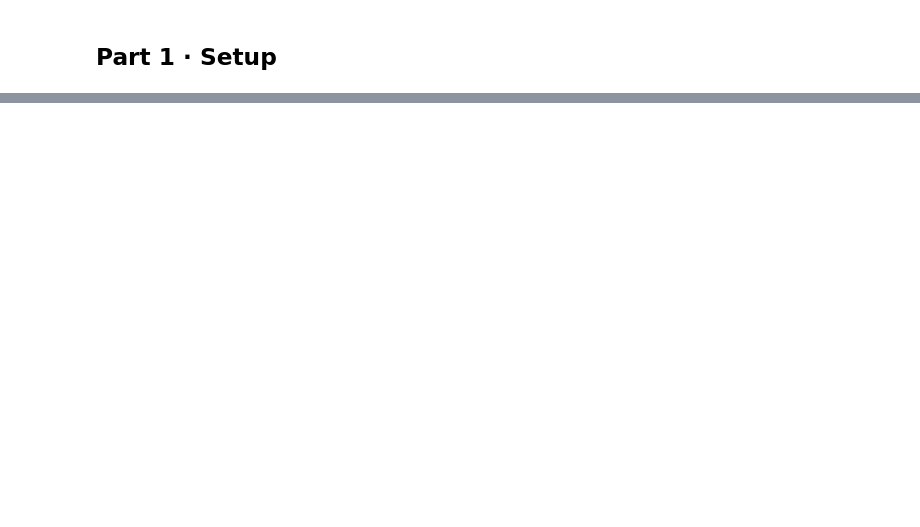
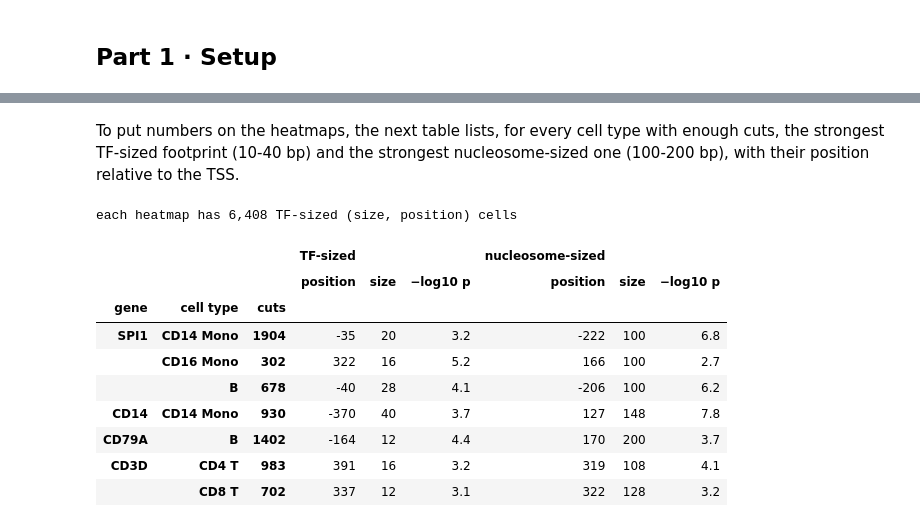
Before and after one commit to aristoteleo/epione, a Jupyter notebook: epione_guide/tutorials/single/t_print_footprint.ipynb, the cells around one changed output, grey strips where cells are left out. Cells and saved outputs as stored; diff of their text form; code cells hidden in the pictures; blank space fills up the shorter version.

```diff
--- a/epione_guide/tutorials/single/t_print_footprint.ipynb
+++ b/epione_guide/tutorials/single/t_print_footprint.ipynb
@@ -474,0 +212,25 @@ as `epione.models.seq2print`, next to the scooby bridge.
+# %%
+GENES = {'SPI1': 'monocytes, B', 'CD14': 'monocytes', 'CD79A': 'B cells', 'CD3D': 'T cells'}
+
+# TSS of each gene from the GENCODE annotation (0-based).
+rows = []
+with gzip.open(GFF, 'rt') as fh:
+    for line in fh:
+        if '\tgene\t' not in line:
+            continue
+        f = line.split('\t')
+        name = re.search(r'gene_name=([^;]+)', f[8]).group(1)
+        if name in GENES:
+            rows.append((name, GENES[name], f[0], int(f[3]) - 1 if f[6] == '+' else int(f[4]) - 1, f[6]))
+LOCI = pd.DataFrame(rows, columns=['gene', 'marker of', 'chrom', 'TSS', 'strand']).set_index('gene').loc[list(GENES)]
+
+# Read +-600 bp, show +-400 bp: near the edges the large footprints lack flanks.
+fps = {g: epi.tl.multi_scale_footprint_region(
+           adata, [{'chrom': r.chrom, 'center': r.TSS, 'strand': r.strand}], groupby='group',
+           bias=bias, dispersion=dispersion, flank=600, verbose=False)
+       for g, r in LOCI.iterrows()}
+
+inner = np.abs(fps['SPI1'].positions) <= 400
+cuts = pd.DataFrame({g: dict(zip(fp.groups, fp.insertions[:, inner].sum(1).astype(int)))
+                     for g, fp in fps.items()}).T[ORDER]
+pd.concat([LOCI, cuts], axis=1)
@@ -474,0 +297,37 @@ as `epione.models.seq2print`, next to the scooby bridge.
+# %% [markdown]
+To put numbers on the heatmaps, the next table lists, for every cell type
+with enough cuts, the strongest TF-sized footprint (10-40 bp) and the
+strongest nucleosome-sized one (100-200 bp), with their position relative
+to the TSS.
+# %%
+rows = []
+for gene, fp in fps.items():
+    pos, size = fp.positions[inner], 2 * fp.scales
+    for g in ORDER:
+        if cuts.loc[gene, g] < MIN_CUTS:
+            continue
+        S = fp.score[fp.groups.index(g)][:, inner]
+        row = {'gene': gene, 'cell type': g, 'cuts': cuts.loc[gene, g]}
+        for label, m in (('TF-sized', (size >= 10) & (size <= 40)), ('nucleosome-sized', size >= 100)):
+            si, pi = np.unravel_index(np.nanargmax(S[m]), S[m].shape)
+            row[(label, 'position')] = int(pos[pi])
+            row[(label, 'size')] = int(size[m][si])
+            row[(label, '−log10 p')] = round(float(S[m][si, pi]), 1)
+        rows.append(row)
+n_tf = ((size >= 10) & (size <= 40)).sum() * inner.sum()
+print(f'each heatmap has {n_tf:,} TF-sized (size, position) cells')
+peaks_at_tss = pd.DataFrame(rows).set_index(['gene', 'cell type', 'cuts'])
+peaks_at_tss.columns = pd.MultiIndex.from_tuples(peaks_at_tss.columns)
+peaks_at_tss
+# %% [output]
+each heatmap has 6,408 TF-sized (size, position) cells
+|  |  |  | TF-sized |  |  | nucleosome-sized |  |  |
+|  |  |  | position | size | −log10 p | position | size | −log10 p |
+| gene | cell type | cuts |  |  |  |  |  |  |
+| SPI1 | CD14 Mono | 1904 | -35 | 20 | 3.2 | -222 | 100 | 6.8 |
+|  | CD16 Mono | 302 | 322 | 16 | 5.2 | 166 | 100 | 2.7 |
+|  | B | 678 | -40 | 28 | 4.1 | -206 | 100 | 6.2 |
+| CD14 | CD14 Mono | 930 | -370 | 40 | 3.7 | 127 | 148 | 7.8 |
+| CD79A | B | 1402 | -164 | 12 | 4.4 | 170 | 200 | 3.7 |
+| CD3D | CD4 T | 983 | 391 | 16 | 3.2 | 319 | 108 | 4.1 |
+|  | CD8 T | 702 | 337 | 12 | 3.1 | 322 | 128 | 3.2 |
```
Also changed, not shown: parts of 45 cells of this notebook, 3 other files.
